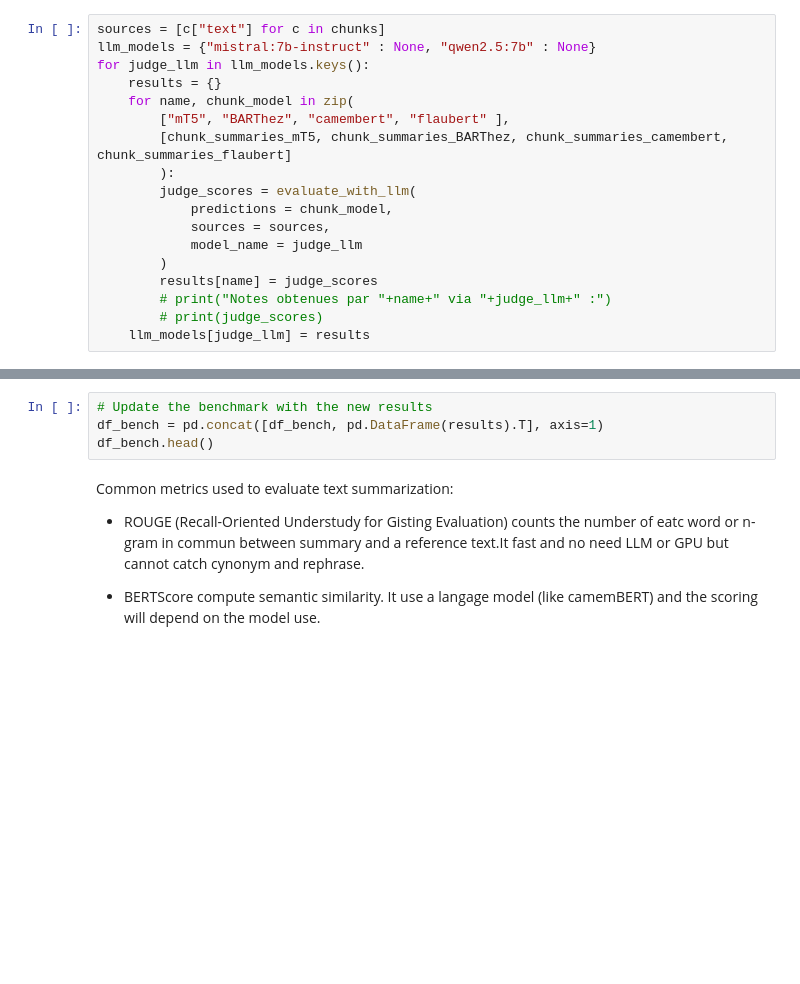
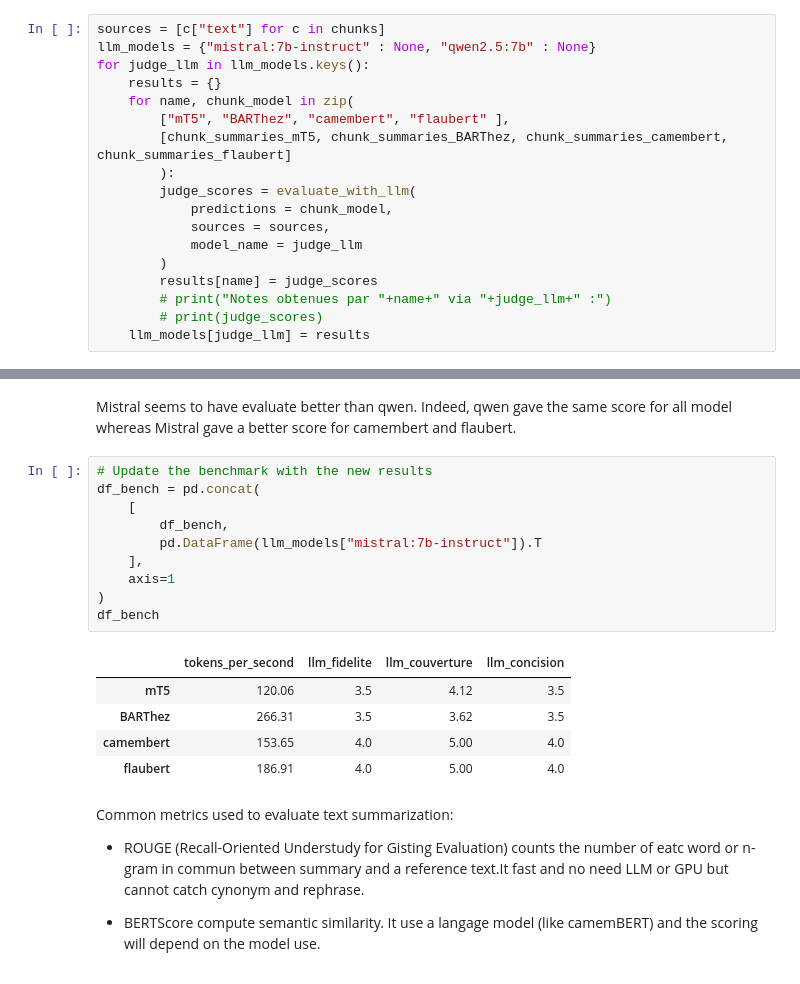
Before and after one commit to jaysenSAW/Asset_Knowledge_Graph, a Jupyter notebook: PoC_summarize.ipynb, the cells around one changed output, grey strips where cells are left out. Cells and saved outputs as stored; diff of their text form; blank space fills up the shorter version.

```diff
--- a/PoC_summarize.ipynb
+++ b/PoC_summarize.ipynb
@@ -626,7 +599,21 @@ df_bench
-# %%
-# Update the benchmark with the new results
-df_bench = pd.concat([df_bench, pd.DataFrame(results).T], axis=1)
-df_bench.head()
+# %% [markdown]
+Mistral seems to have evaluate better than qwen. Indeed, qwen gave the same score for all model whereas Mistral gave a better score for camembert and flaubert.
+# %%
+# Update the benchmark with the new results
+df_bench = pd.concat(
+    [
+        df_bench,
+        pd.DataFrame(llm_models["mistral:7b-instruct"]).T
+    ],
+    axis=1
+)
+df_bench
+# %% [output]
+|  | tokens_per_second | llm_fidelite | llm_couverture | llm_concision |
+| mT5 | 120.06 | 3.5 | 4.12 | 3.5 |
+| BARThez | 266.31 | 3.5 | 3.62 | 3.5 |
+| camembert | 153.65 | 4.0 | 5.00 | 4.0 |
+| flaubert | 186.91 | 4.0 | 5.00 | 4.0 |
 # %% [markdown]
 Common metrics used to evaluate text summarization:
 
```
Also changed, not shown: parts of 14 cells of this notebook, 1 other file.
